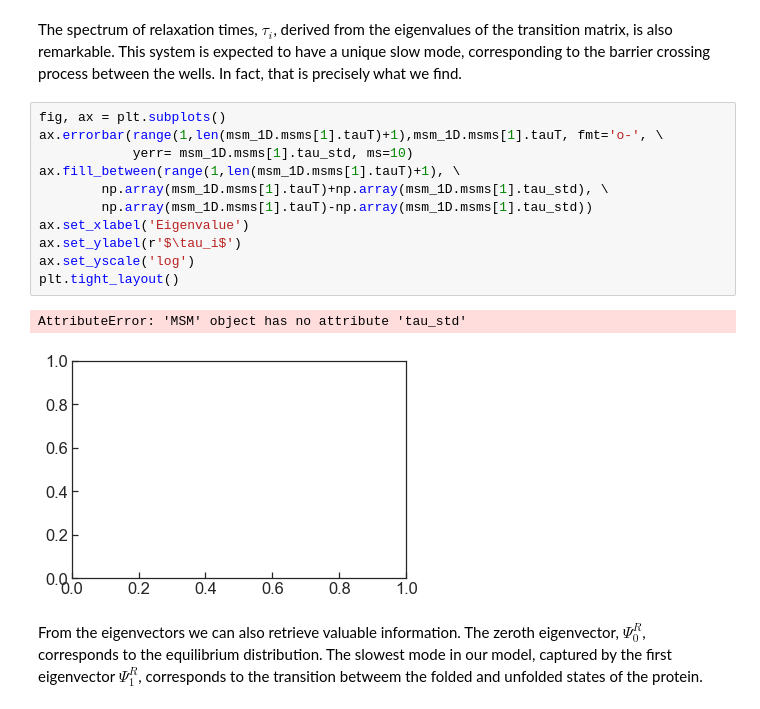
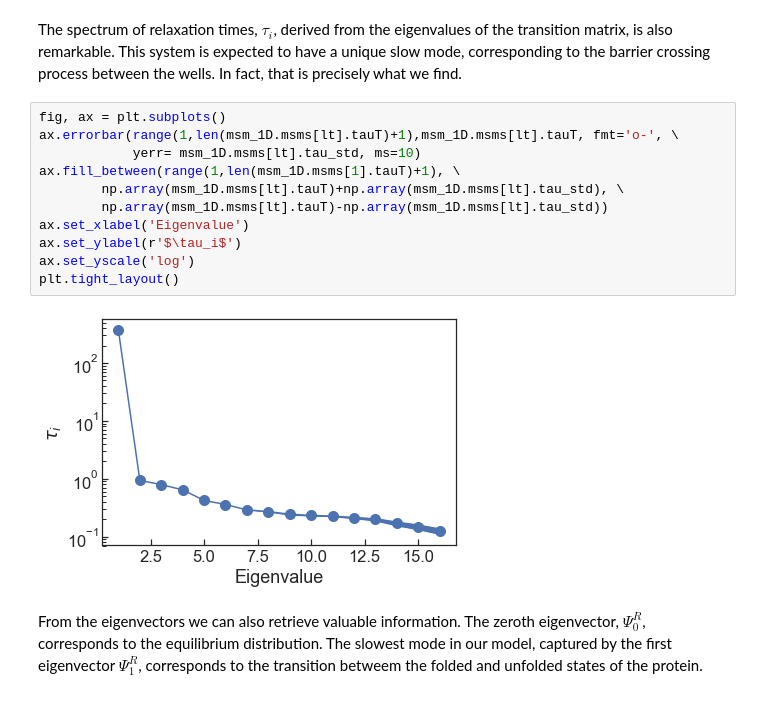
Before and after one commit to BioKT/MasterMSM, a Jupyter notebook: examples/brownian_dynamics_1D/1D_smFS_MSM.ipynb, the cells around one changed output. Drawn from its saved outputs; the diff is of its cells as text.

```diff
--- a/examples/brownian_dynamics_1D/1D_smFS_MSM.ipynb
+++ b/examples/brownian_dynamics_1D/1D_smFS_MSM.ipynb
@@ -170,18 +170,17 @@ plt.colorbar()
 The spectrum of relaxation times, $\tau_i$, derived from the eigenvalues of the transition matrix, is also remarkable. This system is expected to have a unique slow mode, corresponding to the barrier crossing process between the wells. In fact, that is precisely what we find.
 # %%
 fig, ax = plt.subplots()
-ax.errorbar(range(1,len(msm_1D.msms[1].tauT)+1),msm_1D.msms[1].tauT, fmt='o-', \
-            yerr= msm_1D.msms[1].tau_std, ms=10)
+ax.errorbar(range(1,len(msm_1D.msms[lt].tauT)+1),msm_1D.msms[lt].tauT, fmt='o-', \
+            yerr= msm_1D.msms[lt].tau_std, ms=10)
 ax.fill_between(range(1,len(msm_1D.msms[1].tauT)+1), \
-        np.array(msm_1D.msms[1].tauT)+np.array(msm_1D.msms[1].tau_std), \
-        np.array(msm_1D.msms[1].tauT)-np.array(msm_1D.msms[1].tau_std))
+        np.array(msm_1D.msms[lt].tauT)+np.array(msm_1D.msms[lt].tau_std), \
+        np.array(msm_1D.msms[lt].tauT)-np.array(msm_1D.msms[lt].tau_std))
 ax.set_xlabel('Eigenvalue')
 ax.set_ylabel(r'$\tau_i$')
 ax.set_yscale('log')
 plt.tight_layout()
 # %% [output]
-AttributeError: 'MSM' object has no attribute 'tau_std'
-[figure, old version]
+[figure, new version]
 # %% [markdown]
 From the eigenvectors we can also retrieve valuable information. The zeroth eigenvector, $\Psi^R_0$, corresponds to the equilibrium distribution. The slowest mode in our model, captured by the first eigenvector $\Psi^R_1$, corresponds to the transition betweem the folded and unfolded states of the protein.
 # %%
```
Also changed, not shown: parts of 9 cells of this notebook.
